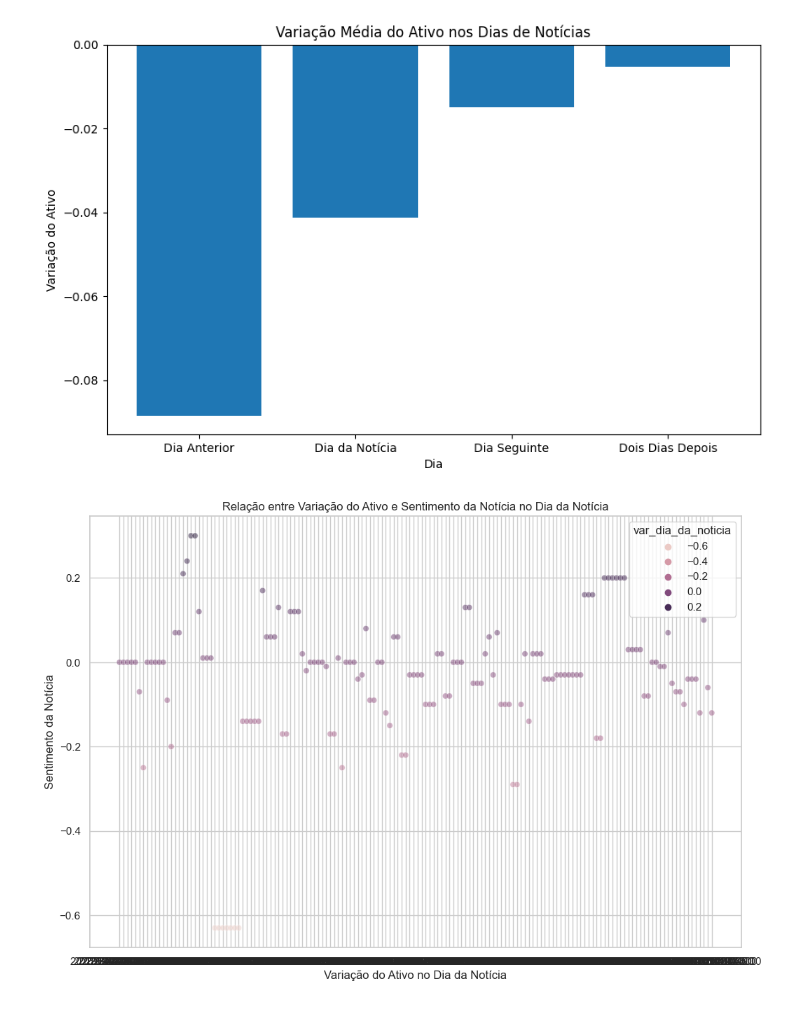
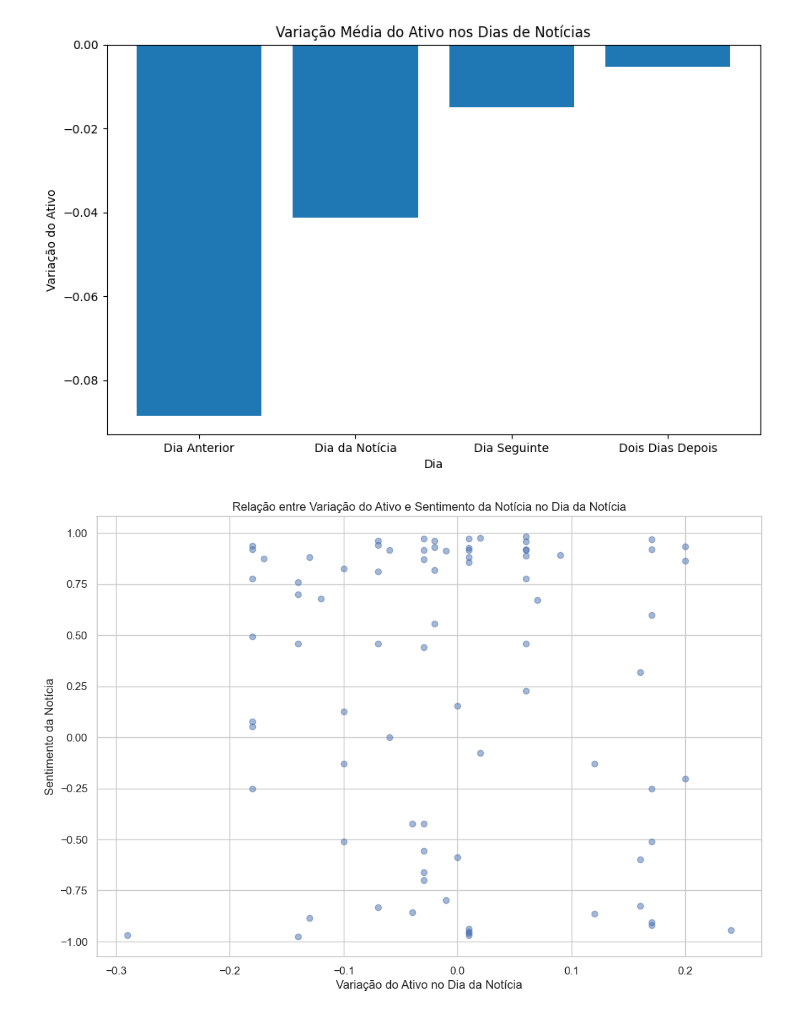
Before and after one commit to staubjoao/analise_sentimentos_financeiro, a Jupyter notebook: analise.ipynb, the cells around one changed output. Saved outputs shown, nothing was run; the diff lists cells and outputs as text; code cells hidden in the pictures.

```diff
--- a/analise.ipynb
+++ b/analise.ipynb
@@ -170,16 +170,17 @@ plt.show()
 # %% [output]
 [figure]
 # %%
-sns.set(style="whitegrid")
+# Criar um gráfico de dispersão
+plt.figure(figsize=(12, 8))
 
-# Criar um gráfico de dispersão com Seaborn
-plt.figure(figsize=(12, 8))
-sns.scatterplot(y='var_dia_da_noticia', x='data_hora', hue='var_dia_da_noticia', data=dados, alpha=0.5)
+# Relacione a variação do ativo com o sentimento da notícia no dia da notícia
+plt.scatter(dados['var_dois_dias_depois'], dados['sent_proc_3'], alpha=0.5)
 
 plt.xlabel('Variação do Ativo no Dia da Notícia')
 plt.ylabel('Sentimento da Notícia')
 plt.title('Relação entre Variação do Ativo e Sentimento da Notícia no Dia da Notícia')
+plt.grid(True)
 
 plt.show()
 # %% [output]
-[figure, old version]
+[figure, new version]
```
